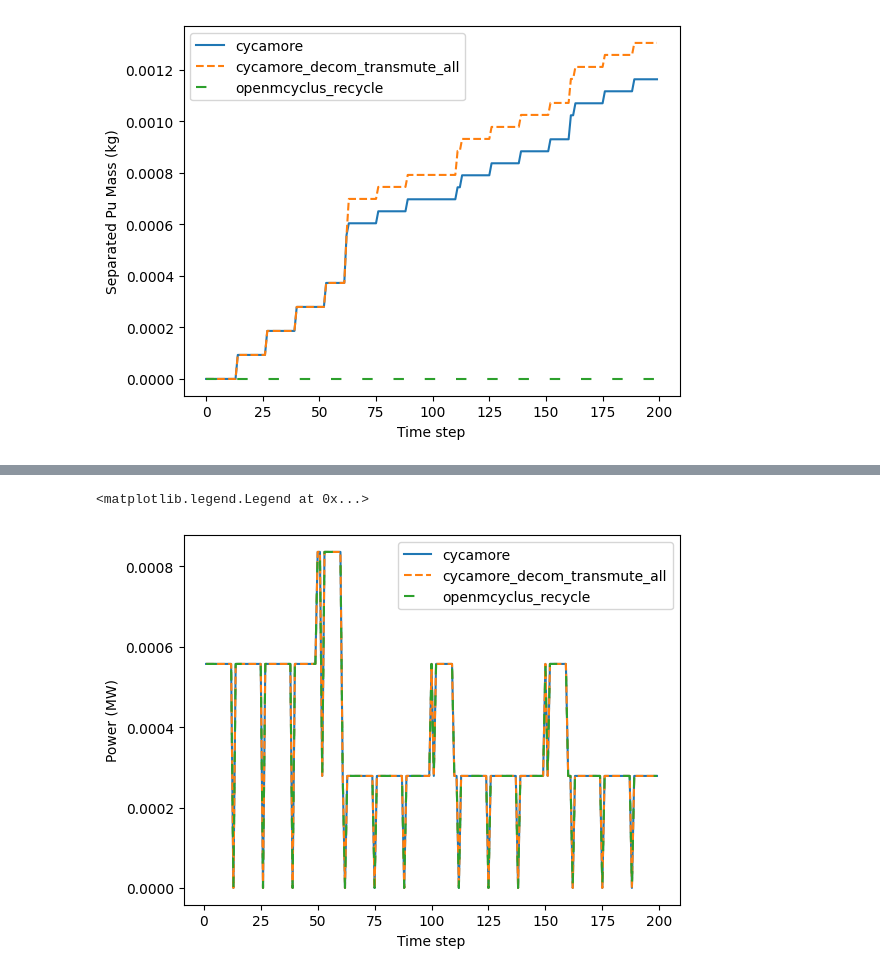
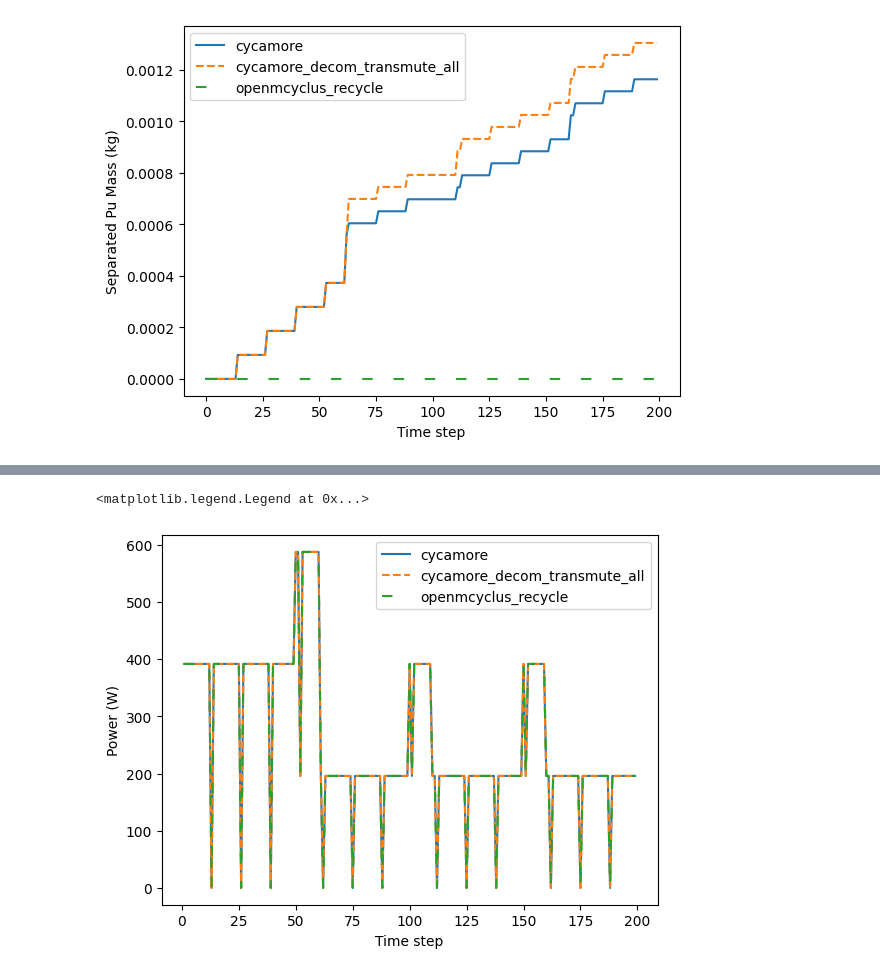
Before and after one commit to arfc/openmcyclus, a Jupyter notebook: comparison/Comparison-results.ipynb, the cells around one changed output, grey strips where cells are left out. Saved outputs shown, nothing was run; the diff lists cells and outputs as text; code cells hidden in the pictures.

```diff
--- a/comparison/Comparison-results.ipynb
+++ b/comparison/Comparison-results.ipynb
@@ -111,10 +280,10 @@ for key in files:
     energy[key] = ene.reset_index()
 # %%
 for key in files:
-    plt.plot(energy[key]['Time'], energy[key]['Value'], label=key, linestyle=lines[key])
+    plt.plot(energy[key]['Time'], energy[key]['Value']*1e6, label=key, linestyle=lines[key])
 plt.xlabel("Time step")
-plt.ylabel("Power (MW)")
+plt.ylabel("Power (W)")
 plt.legend()
 # %% [output]
 <matplotlib.legend.Legend at 0x...>
-[figure, old version]
+[figure, new version]
```
Also changed, not shown: parts of 18 cells of this notebook, 2 other files.
